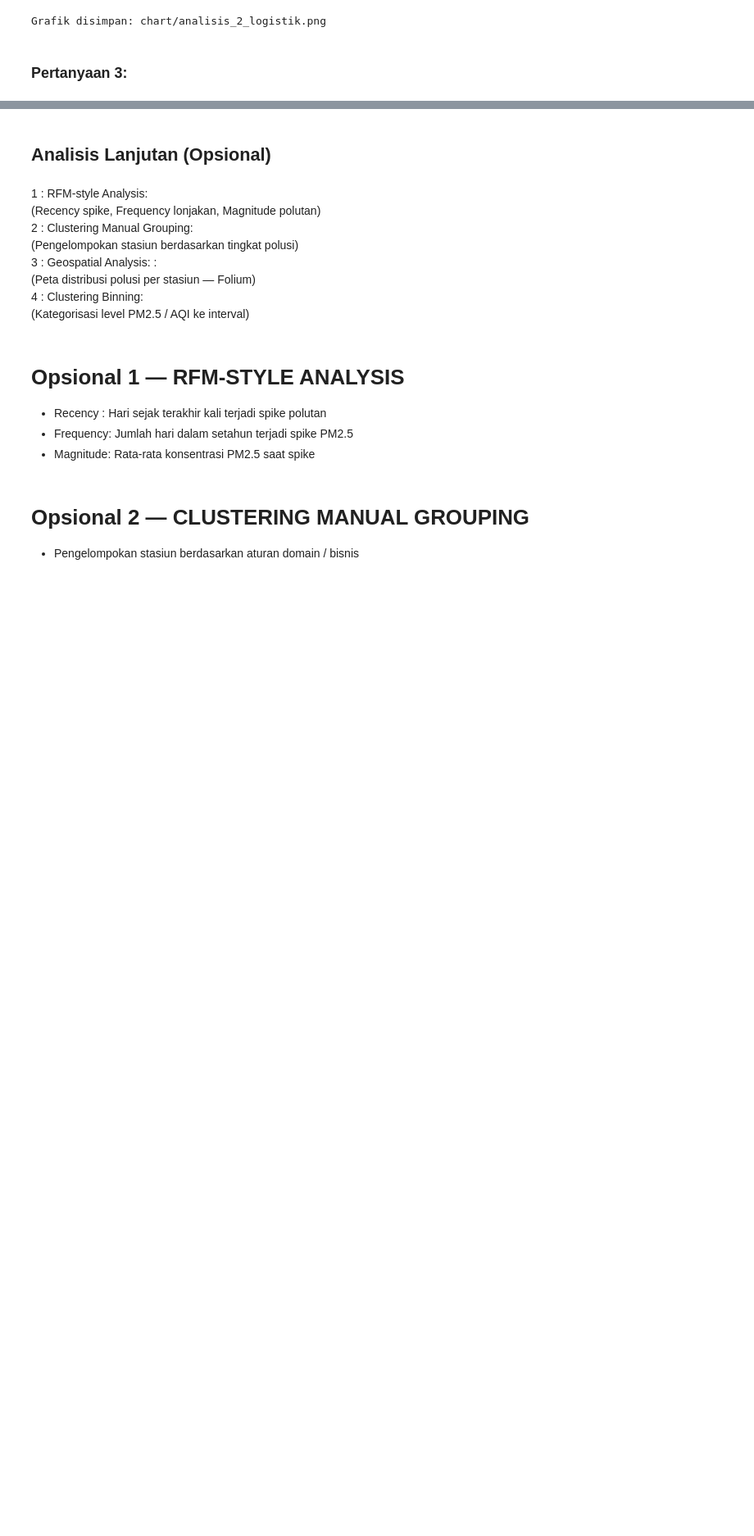
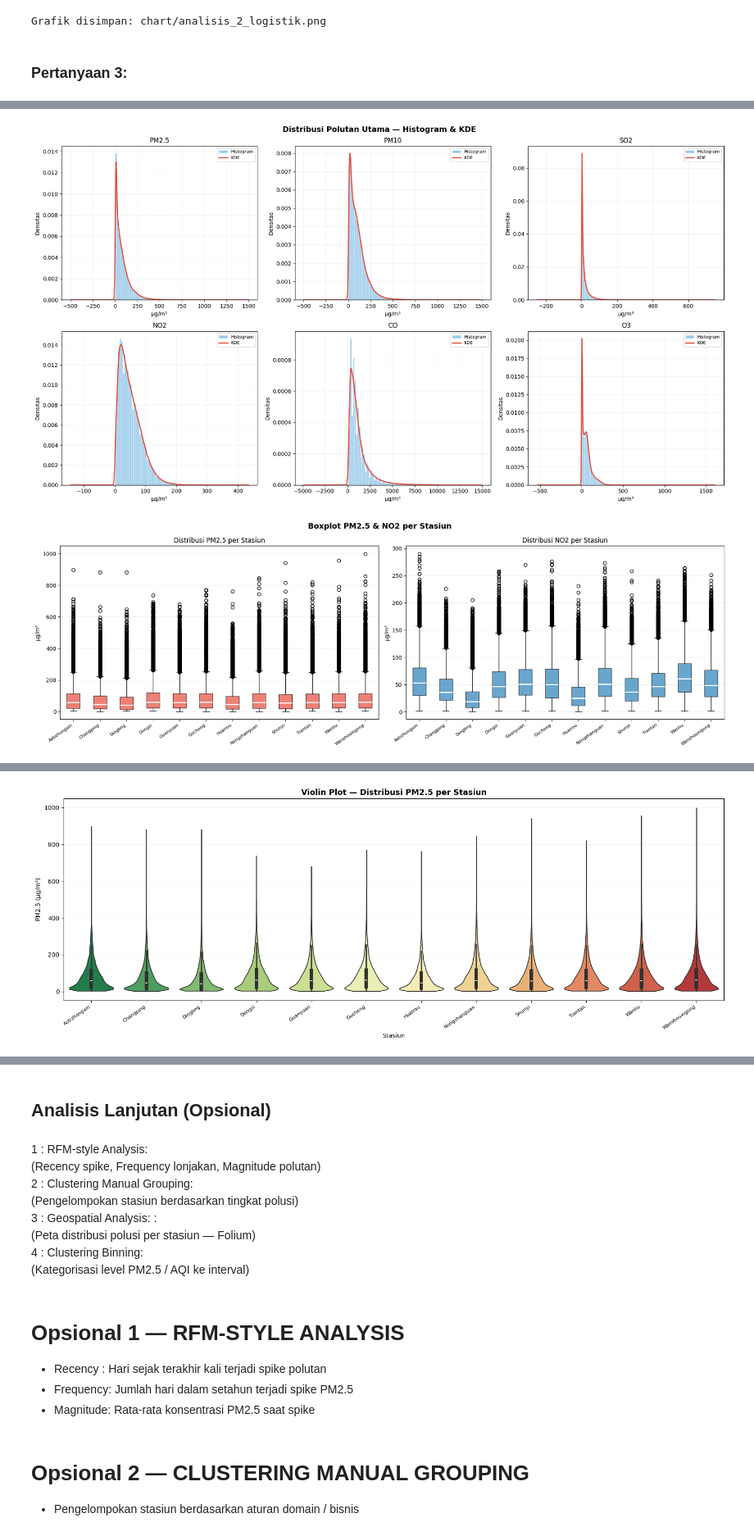
Before and after one commit to Mark2415/Fotofolio, a Jupyter notebook: Proyek_Analisis_Data.ipynb, the cells around one changed output, grey strips where cells are left out. Shown at 82% size. Drawn from its saved outputs; the diff is of its cells as text; code cells hidden in the pictures; blank space fills up the shorter version.

```diff
--- a/Proyek_Analisis_Data.ipynb
+++ b/Proyek_Analisis_Data.ipynb
@@ -1347,0 +1443,77 @@ menganalisis fluktuasi senyawa SO2 dan NO2 dari kumpulan data ini untuk memodelk
+# %%
+POLLUTANTS = ['PM2.5', 'PM10', 'SO2', 'NO2', 'CO', 'O3']
+METEO      = ['TEMP', 'PRES', 'DEWP', 'RAIN', 'WSPM']
+ALL_NUM    = POLLUTANTS + METEO
+# %%
+# 1. Diagram tambahan UNIVARIATE
+print("=" * 60)
+print("  Diagram tambahan UNIVARIATE")
+print("=" * 60)
+
+# 1a. Histogram + KDE per polutan ─
+fig, axes = plt.subplots(2, 3, figsize=(18, 10))
+fig.suptitle("Distribusi Polutan Utama — Histogram & KDE", fontsize=14, fontweight='bold')
+
+for ax, col in zip(axes.flatten(), POLLUTANTS):
+    data = df_all[col].dropna()
+    ax.hist(data, bins=60, color='#3498db', alpha=0.5, edgecolor='white',
+            density=True, label='Histogram')
+    data.plot.kde(ax=ax, color='#e74c3c', linewidth=2, label='KDE')
+    ax.set_title(f"{col}")
+    ax.set_xlabel("µg/m³"); ax.set_ylabel("Densitas")
+    ax.legend(fontsize=8); ax.grid(alpha=0.2)
+
+plt.tight_layout()
+plt.show()
+
+# 1b. Boxplot per stasiun untuk PM2.5 & NO2
+fig, axes = plt.subplots(1, 2, figsize=(18, 6))
+fig.suptitle("Boxplot PM2.5 & NO2 per Stasiun", fontsize=14, fontweight='bold')
+
+for ax, col, color in zip(axes, ['PM2.5', 'NO2'], ['#e74c3c', '#2980b9']):
+    data_box = [df_all[df_all['station'] == s][col].dropna().values
+                for s in sorted(df_all['station'].unique())]
+    bp = ax.boxplot(data_box, patch_artist=True, notch=False,
+                    medianprops=dict(color='white', linewidth=2))
+    for patch in bp['boxes']:
+        patch.set_facecolor(color); patch.set_alpha(0.7)
+    ax.set_xticklabels(sorted(df_all['station'].unique()), rotation=35, ha='right', fontsize=8)
+    ax.set_title(f"Distribusi {col} per Stasiun")
+    ax.set_ylabel("µg/m³"); ax.grid(axis='y', alpha=0.2)
+
+plt.tight_layout()
+plt.show()
+
+# 1c. Violin Plot — PM2.5 per stasiun
+fig, ax = plt.subplots(figsize=(16, 6))
+sns.violinplot(data=df_all, x='station', y='PM2.5', palette='RdYlGn_r',
+               order=sorted(df_all['station'].unique()), ax=ax, cut=0)
+ax.set_title("Violin Plot — Distribusi PM2.5 per Stasiun", fontsize=13, fontweight='bold')
+ax.set_xlabel("Stasiun"); ax.set_ylabel("PM2.5 (µg/m³)")
+ax.set_xticklabels(sorted(df_all['station'].unique()), rotation=35, ha='right', fontsize=8)
+ax.grid(axis='y', alpha=0.2)
+
+plt.tight_layout()
+plt.show()
+
+# 1d. Skewness & Kurtosis Analysis
+print("\nSkewness & Kurtosis per Variabel Numerik:")
+print(f"  {'Variabel':<12} {'Mean':>10} {'Std':>10} {'Skewness':>10} {'Kurtosis':>10} {'Bentuk':<25}")
+print("  " + "─" * 80)
+
+for col in ALL_NUM:
+    data = df_all[col].dropna()
+    mean_val = data.mean()
+    std_val  = data.std()
+    skew     = data.skew()
+    kurt     = data.kurtosis()
+    if abs(skew) < 0.5:
+        shape = "Simetris (Normal)"
+    elif skew > 0.5:
+        shape = "Skewed Kanan (Right)"
+    else:
+        shape = "Skewed Kiri (Left)"
+    print(f"  {col:<12} {mean_val:>10.2f} {std_val:>10.2f} {skew:>10.3f} {kurt:>10.3f} {shape}")
+plt.tight_layout()
+plt.show()
+# %% [output]
@@ -1347,0 +1523,2 @@ menganalisis fluktuasi senyawa SO2 dan NO2 dari kumpulan data ini untuk memodelk
+[figure, added]
+[figure, added]
@@ -1347,0 +1528 @@ menganalisis fluktuasi senyawa SO2 dan NO2 dari kumpulan data ini untuk memodelk
+[figure, added]
```
Also changed, not shown: parts of 34 cells of this notebook, 11 other files.
